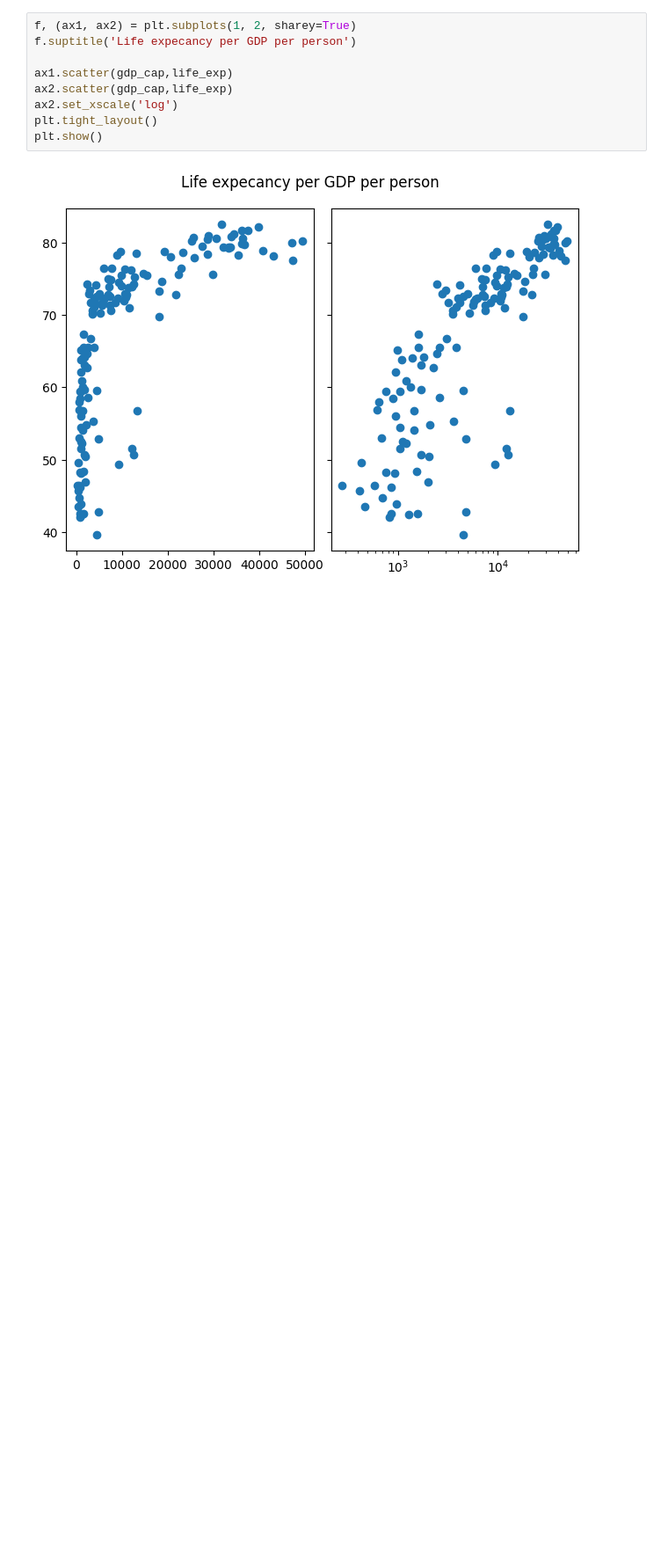
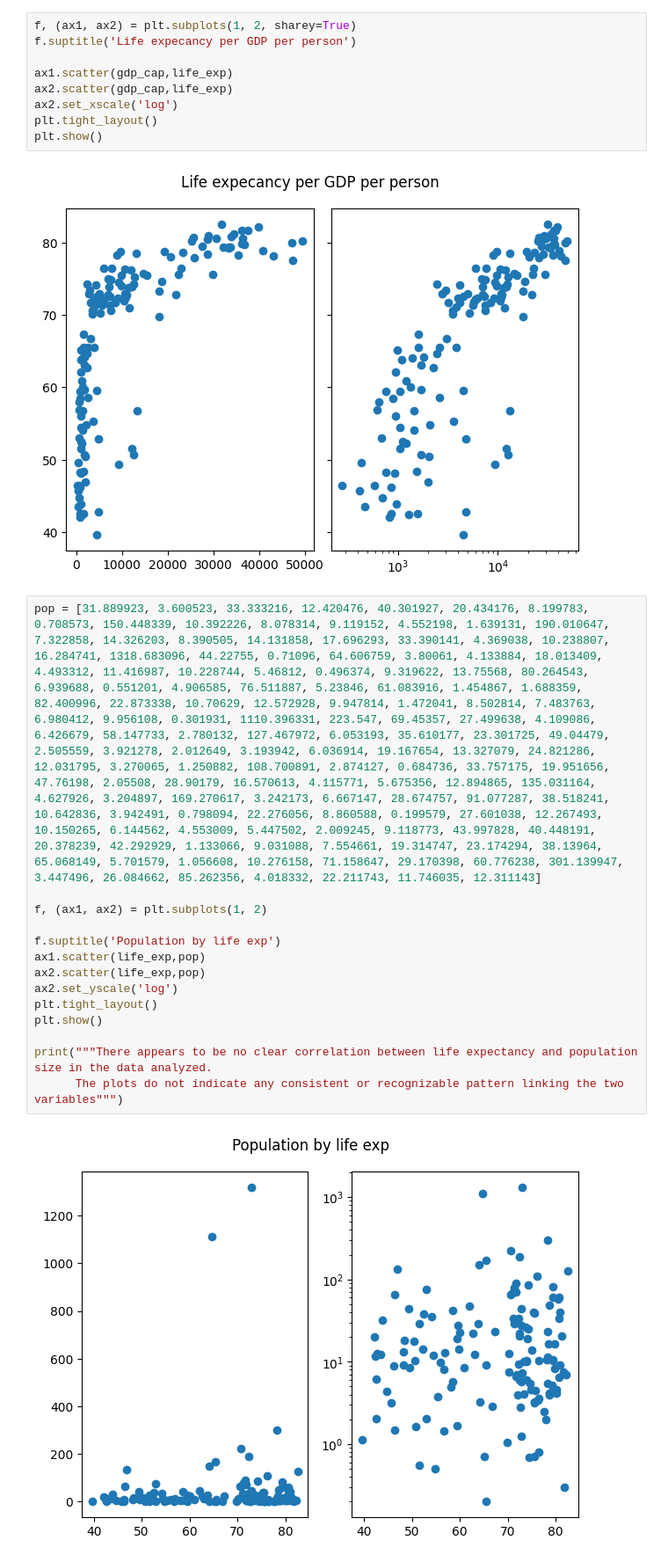
Before and after one commit to SashoVas/MachineLearning, a Jupyter notebook: Numpy, Pandas, Matplotlib & Seaborn/Tasks.ipynb, the cells around one changed output. Shown: that part at 88% size. Saved outputs shown, nothing was run; the diff lists cells and outputs as text; blank space fills up the shorter version.

```diff
--- a/Numpy, Pandas, Matplotlib & Seaborn/Tasks.ipynb
+++ b/Numpy, Pandas, Matplotlib & Seaborn/Tasks.ipynb
@@ -98,3 +98,19 @@ plt.tight_layout()
 plt.show()
 # %% [output]
 [figure]
+# %%
+pop = [31.889923, 3.600523, 33.333216, 12.420476, 40.301927, 20.434176, 8.199783, 0.708573, 150.448339, 10.392226, 8.078314, 9.119152, 4.552198, 1.639131, 190.010647, 7.322858, 14.326203, 8.390505, 14.131858, 17.696293, 33.390141, 4.369038, 10.238807, 16.284741, 1318.683096, 44.22755, 0.71096, 64.606759, 3.80061, 4.133884, 18.013409, 4.493312, 11.416987, 10.228744, 5.46812, 0.496374, 9.319622, 13.75568, 80.264543, 6.939688, 0.551201, 4.906585, 76.511887, 5.23846, 61.083916, 1.454867, 1.688359, 82.400996, 22.873338, 10.70629, 12.572928, 9.947814, 1.472041, 8.502814, 7.483763, 6.980412, 9.956108, 0.301931, 1110.396331, 223.547, 69.45357, 27.499638, 4.109086, 6.426679, 58.147733, 2.780132, 127.467972, 6.053193, 35.610177, 23.301725, 49.04479, 2.505559, 3.921278, 2.012649, 3.193942, 6.036914, 19.167654, 13.327079, 24.821286, 12.031795, 3.270065, 1.250882, 108.700891, 2.874127, 0.684736, 33.757175, 19.951656, 47.76198, 2.05508, 28.90179, 16.570613, 4.115771, 5.675356, 12.894865, 135.031164, 4.627926, 3.204897, 169.270617, 3.242173, 6.667147, 28.674757, 91.077287, 38.518241, 10.642836, 3.942491, 0.798094, 22.276056, 8.860588, 0.199579, 27.601038, 12.267493, 10.150265, 6.144562, 4.553009, 5.447502, 2.009245, 9.118773, 43.997828, 40.448191, 20.378239, 42.292929, 1.133066, 9.031088, 7.554661, 19.314747, 23.174294, 38.13964, 65.068149, 5.701579, 1.056608, 10.276158, 71.158647, 29.170398, 60.776238, 301.139947, 3.447496, 26.084662, 85.262356, 4.018332, 22.211743, 11.746035, 12.311143]
+
+f, (ax1, ax2) = plt.subplots(1, 2)
+
+f.suptitle('Population by life exp')
+ax1.scatter(life_exp,pop)
+ax2.scatter(life_exp,pop)
+ax2.set_yscale('log')
+plt.tight_layout()
+plt.show()
+
+print("""There appears to be no clear correlation between life expectancy and population size in the data analyzed.
+      The plots do not indicate any consistent or recognizable pattern linking the two variables""")
+# %% [output]
+[figure, added]
```
Also changed, not shown: parts of 8 cells of this notebook, 1 other file.
